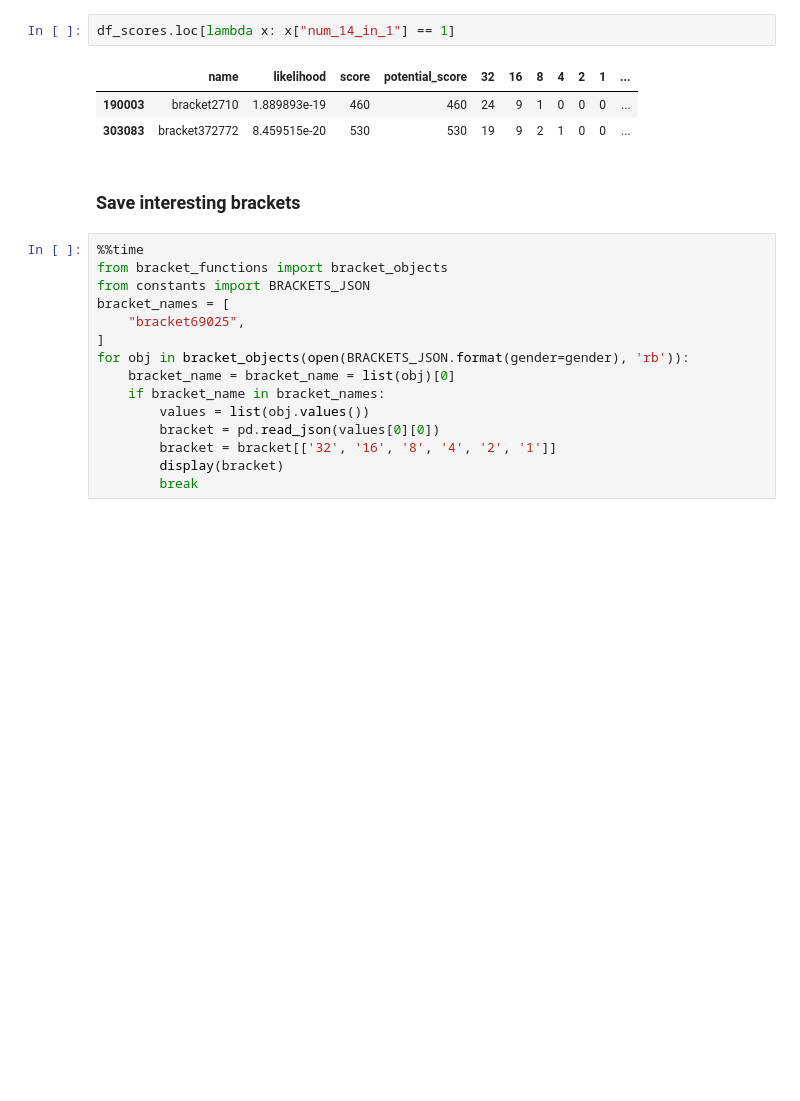
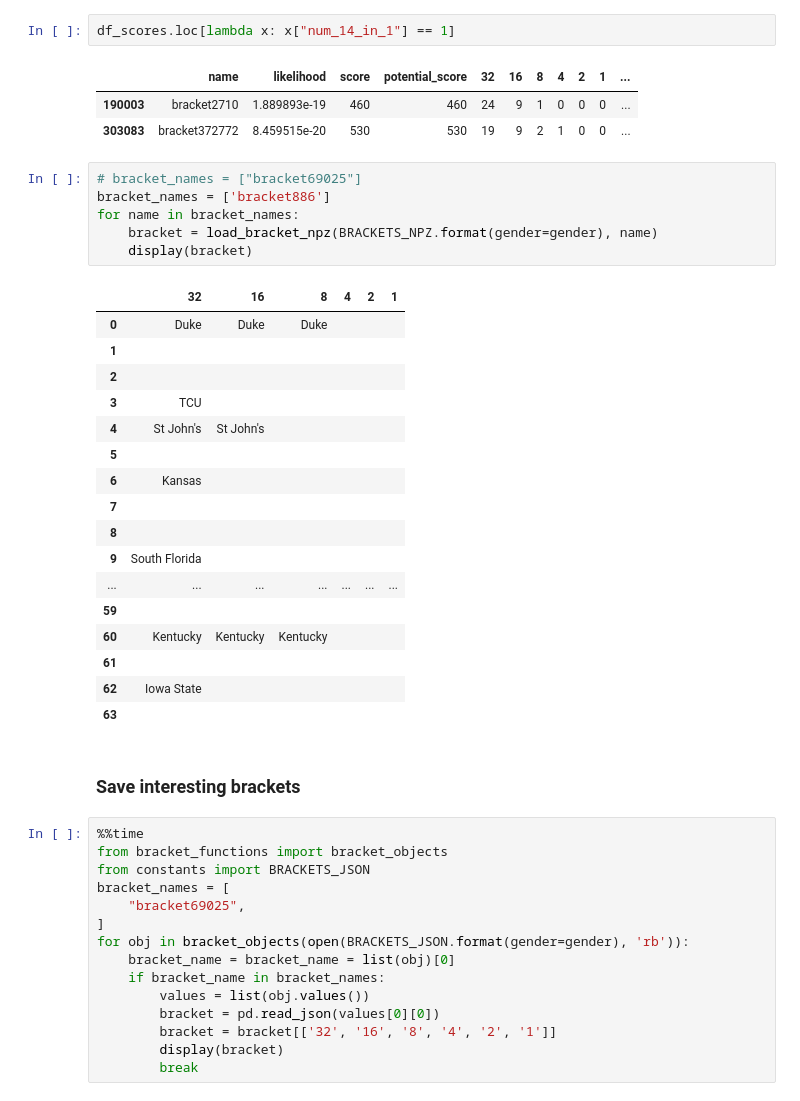
Before and after one commit to awooddoughty/bracket-predictions, a Jupyter notebook: summarize_results.ipynb, the cells around one changed output. Cells and saved outputs as stored; diff of their text form; blank space fills up the shorter version.

```diff
--- a/summarize_results.ipynb
+++ b/summarize_results.ipynb
@@ -253,6 +253,30 @@ df_scores.loc[lambda x: x["num_14_in_1"] == 1]
 |  | name | likelihood | score | potential_score | 32 | 16 | 8 | 4 | 2 | 1 | ... |
 | 190003 | bracket2710 | 1.889893e-19 | 460 | 460 | 24 | 9 | 1 | 0 | 0 | 0 | ... |
 | 303083 | bracket372772 | 8.459515e-20 | 530 | 530 | 19 | 9 | 2 | 1 | 0 | 0 | ... |
+# %%
+# bracket_names = ["bracket69025"]
+bracket_names = ['bracket886']
+for name in bracket_names:
+    bracket = load_bracket_npz(BRACKETS_NPZ.format(gender=gender), name)
+    display(bracket)
+# %% [output]
+|  | 32 | 16 | 8 | 4 | 2 | 1 |
+| 0 | Duke | Duke | Duke |  |  |  |
+| 1 |  |  |  |  |  |  |
+| 2 |  |  |  |  |  |  |
+| 3 | TCU |  |  |  |  |  |
+| 4 | St John's | St John's |  |  |  |  |
+| 5 |  |  |  |  |  |  |
+| 6 | Kansas |  |  |  |  |  |
+| 7 |  |  |  |  |  |  |
+| 8 |  |  |  |  |  |  |
+| 9 | South Florida |  |  |  |  |  |
+| ... | ... | ... | ... | ... | ... | ... |
+| 59 |  |  |  |  |  |  |
+| 60 | Kentucky | Kentucky | Kentucky |  |  |  |
+| 61 |  |  |  |  |  |  |
+| 62 | Iowa State |  |  |  |  |  |
+| 63 |  |  |  |  |  |  |
 # %% [markdown]
 ### Save interesting brackets
 # %%
```
Also changed, not shown: parts of 9 cells of this notebook, 13 other files.
